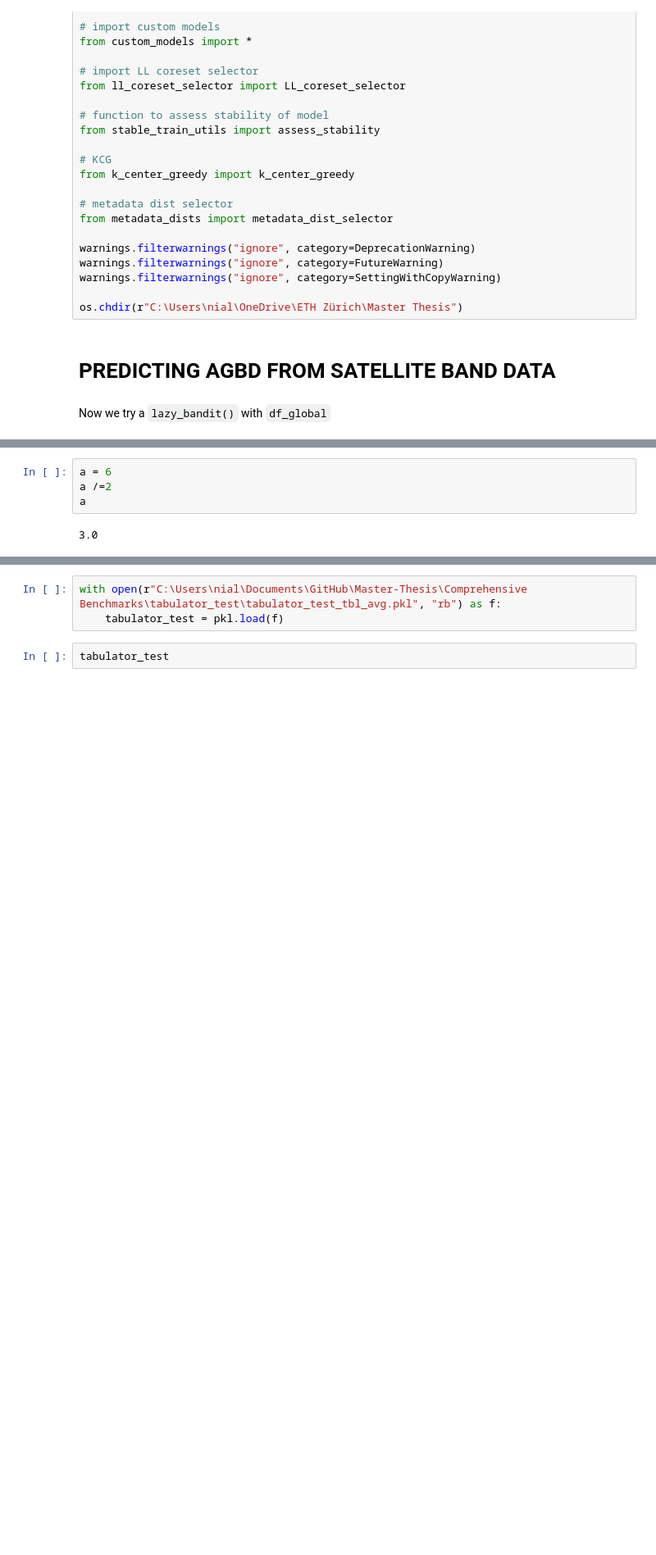
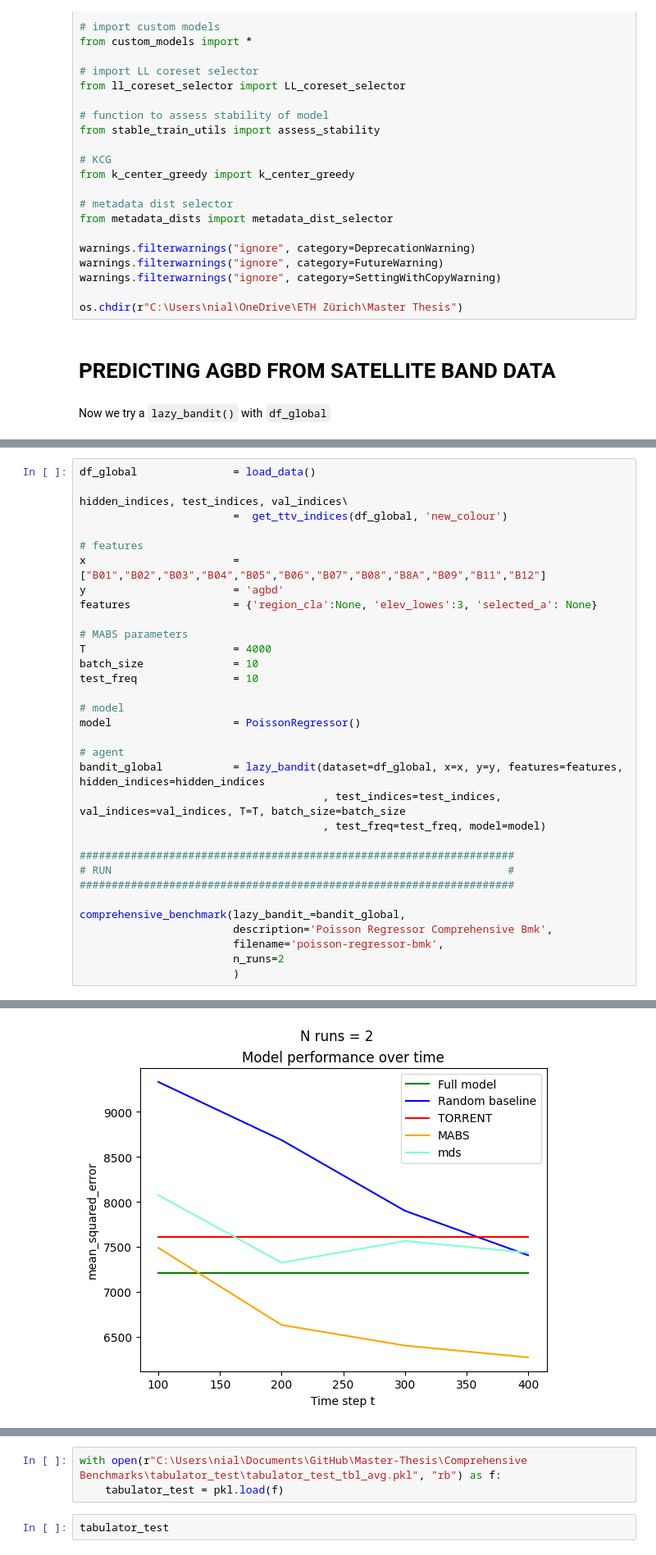
Before and after one commit to PerryChicken1/Master-Thesis, a Jupyter notebook: multi-armed-bandit.ipynb, the cells around one changed output, grey strips where cells are left out. Shown at 82% size. Cells and saved outputs as stored; diff of their text form; blank space fills up the shorter version.

```diff
--- a/multi-armed-bandit.ipynb
+++ b/multi-armed-bandit.ipynb
@@ -166,6 +187,34 @@ Model fit 51. Epoch [5/5], Training loss: 13579.9610, lr: 0.01
-# %%
-a = 6
-a /=2
-a
-# %% [output]
-3.0
+# %%
+df_global               = load_data()
+
+hidden_indices, test_indices, val_indices\
+                        =  get_ttv_indices(df_global, 'new_colour')
+
+# features
+x                       = ["B01","B02","B03","B04","B05","B06","B07","B08","B8A","B09","B11","B12"]
+y                       = 'agbd'
+features                = {'region_cla':None, 'elev_lowes':3, 'selected_a': None}
+
+# MABS parameters
+T                       = 4000
+batch_size              = 10
+test_freq               = 10
+
+# model
+model                   = PoissonRegressor()
+
+# agent
+bandit_global           = lazy_bandit(dataset=df_global, x=x, y=y, features=features, hidden_indices=hidden_indices
+                                      , test_indices=test_indices, val_indices=val_indices, T=T, batch_size=batch_size
+                                      , test_freq=test_freq, model=model)
+
+####################################################################
+# RUN                                                              #
+####################################################################
+
+comprehensive_benchmark(lazy_bandit_=bandit_global,
+                        description='Poisson Regressor Comprehensive Bmk',
+                        filename='poisson-regressor-bmk',
+                        n_runs=2
+                        )
+# %% [output]
@@ -171,0 +231 @@ a
+[figure, added]
```
Also changed, not shown: parts of 7 cells of this notebook, 14 other files.
